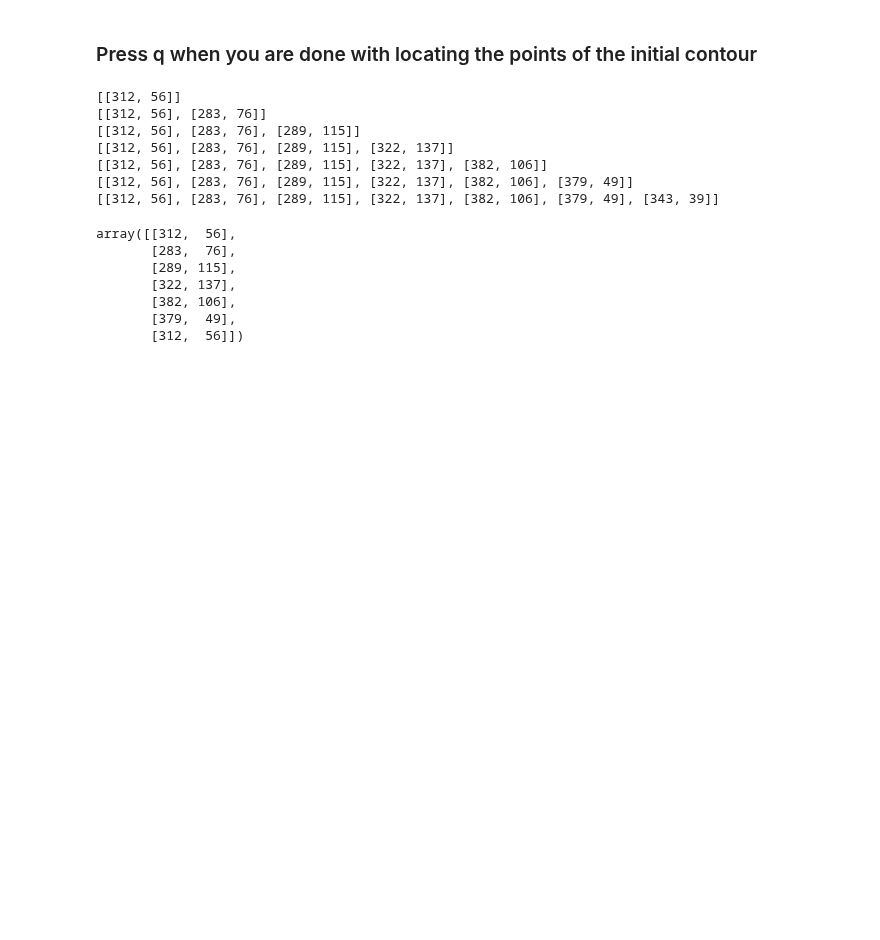
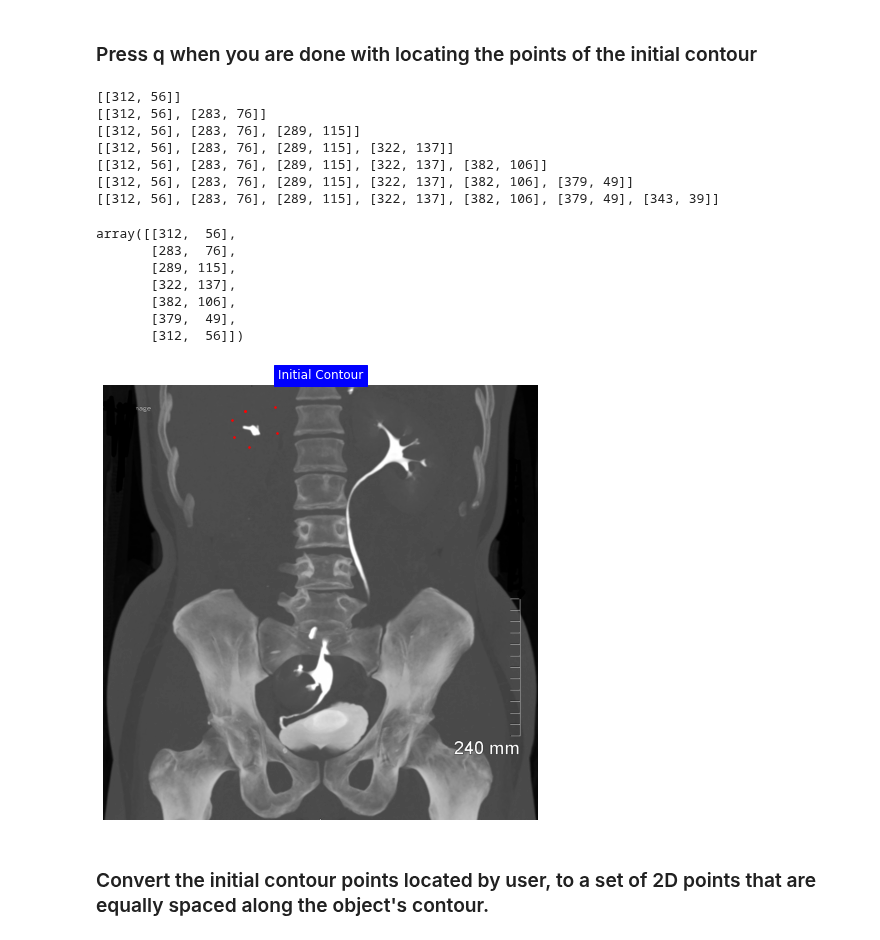
Before and after one commit to zahrasalarian/Digital-Image-Processing-for-Medical-Applications, a Jupyter notebook: HW6/pt-4.ipynb, the cells around one changed output. Drawn from its saved outputs; the diff is of its cells as text; code cells hidden in the pictures; blank space fills up the shorter version.

Commit message:
Converts the initial contour points, to a set of 2D points that are equally spaced along the object's contour.

```diff
--- a/HW6/pt-4.ipynb
+++ b/HW6/pt-4.ipynb
@@ -66,3 +66,15 @@ array([[312,  56],
        [382, 106],
        [379,  49],
        [312,  56]])
+# %%
+fig, ax = plt.subplots(figsize=(18, 8))
+## disable x & y axis
+ax.axis('off')
+plt.title('Initial Contour', color='white', backgroundcolor='blue')
+ax.imshow(renalcell_img, cmap='gray')
+ax.scatter(renalcell_points[:, 0], renalcell_points[:, 1], marker=".", color="red", s=10)
+plt.show()
+# %% [output]
+[figure, added]
+# %% [markdown]
+### Convert the initial contour points located by user, to a set of 2D points that are equally spaced along the object's contour.
```
Also changed, not shown: parts of 3 cells of this notebook.
